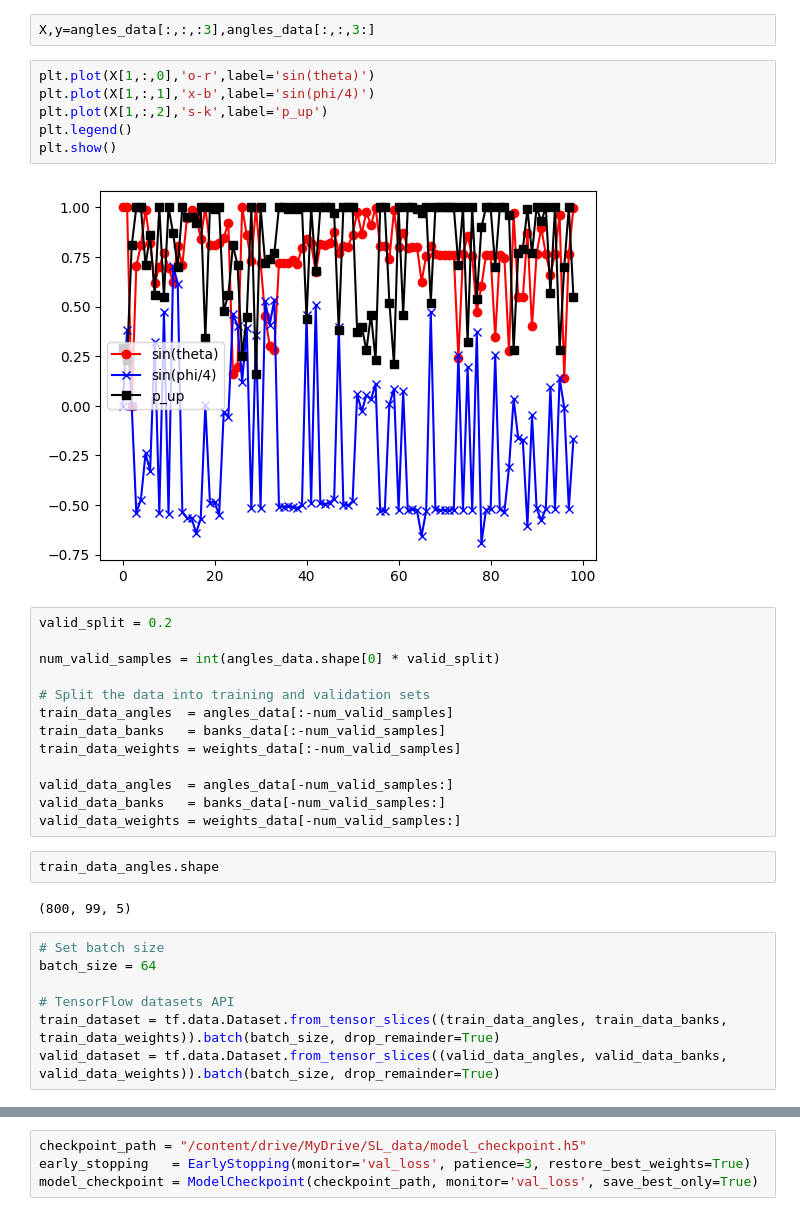
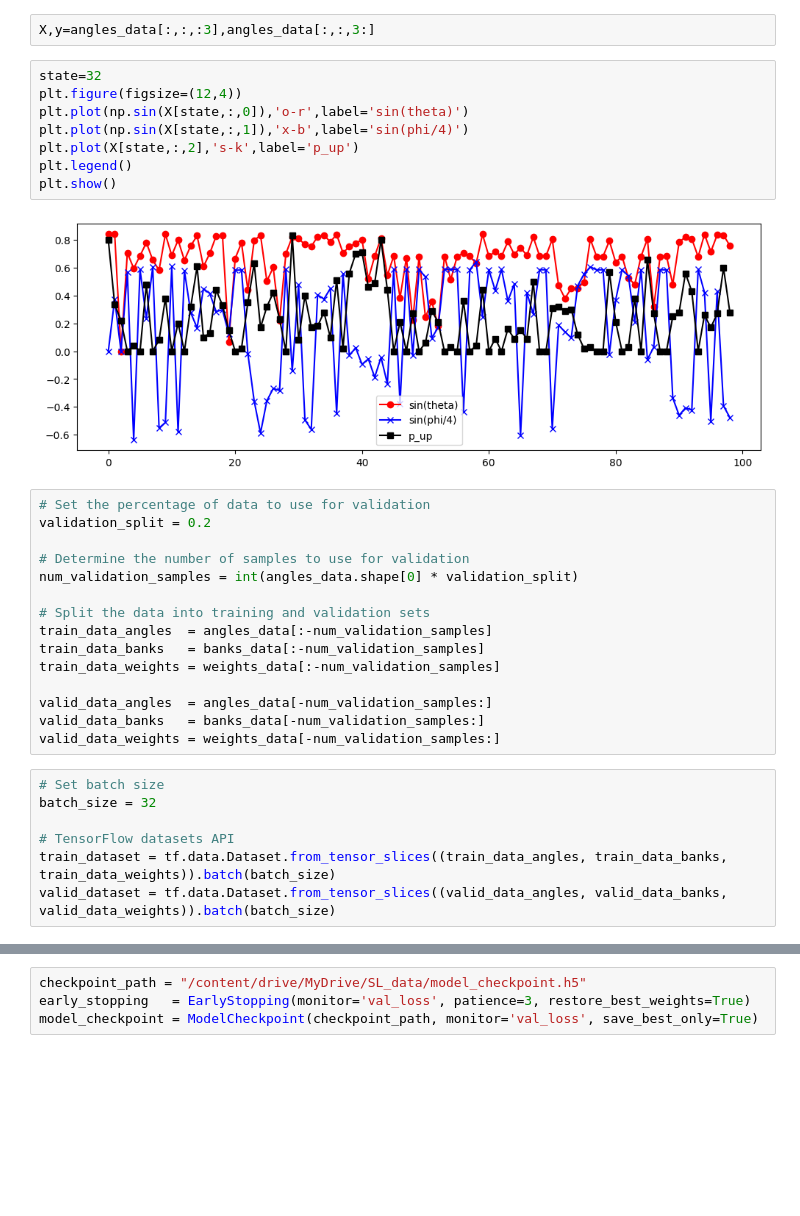
Before and after one commit to javahedi/QuantumStateTomography-ML, a Jupyter notebook: main_last.ipynb, the cells around one changed output, grey strips where cells are left out. Cells and saved outputs as stored; diff of their text form; blank space fills up the shorter version.

```diff
--- a/main_last.ipynb
+++ b/main_last.ipynb
@@ -65,37 +67,37 @@ print(weights_data.shape)
 # %%
 X,y=angles_data[:,:,:3],angles_data[:,:,3:]
 # %%
-plt.plot(X[1,:,0],'o-r',label='sin(theta)')
-plt.plot(X[1,:,1],'x-b',label='sin(phi/4)')
-plt.plot(X[1,:,2],'s-k',label='p_up')
+state=32
+plt.figure(figsize=(12,4))
+plt.plot(np.sin(X[state,:,0]),'o-r',label='sin(theta)')
+plt.plot(np.sin(X[state,:,1]),'x-b',label='sin(phi/4)')
+plt.plot(X[state,:,2],'s-k',label='p_up')
 plt.legend()
 plt.show()
 # %% [output]
-[figure, old version]
+[figure, new version]
 # %%
-valid_split = 0.2
+# Set the percentage of data to use for validation
+validation_split = 0.2
 
-num_valid_samples = int(angles_data.shape[0] * valid_split)
+# Determine the number of samples to use for validation
+num_validation_samples = int(angles_data.shape[0] * validation_split)
 
 # Split the data into training and validation sets
-train_data_angles  = angles_data[:-num_valid_samples]
-train_data_banks   = banks_data[:-num_valid_samples]
-train_data_weights = weights_data[:-num_valid_samples]
+train_data_angles  = angles_data[:-num_validation_samples]
+train_data_banks   = banks_data[:-num_validation_samples]
+train_data_weights = weights_data[:-num_validation_samples]
 
-valid_data_angles  = angles_data[-num_valid_samples:]
-valid_data_banks   = banks_data[-num_valid_samples:]
-valid_data_weights = weights_data[-num_valid_samples:]
+valid_data_angles  = angles_data[-num_validation_samples:]
+valid_data_banks   = banks_data[-num_validation_samples:]
+valid_data_weights = weights_data[-num_validation_samples:]
-# %%
-train_data_angles.shape
-# %% [output]
-(800, 99, 5)
 # %%
 # Set batch size
-batch_size = 64
+batch_size = 32
 
 # TensorFlow datasets API
-train_dataset = tf.data.Dataset.from_tensor_slices((train_data_angles, train_data_banks, train_data_weights)).batch(batch_size, drop_remainder=True)
-valid_dataset = tf.data.Dataset.from_tensor_slices((valid_data_angles, valid_data_banks, valid_data_weights)).batch(batch_size, drop_remainder=True)
+train_dataset = tf.data.Dataset.from_tensor_slices((train_data_angles, train_data_banks, train_data_weights)).batch(batch_size)
+valid_dataset = tf.data.Dataset.from_tensor_slices((valid_data_angles, valid_data_banks, valid_data_weights)).batch(batch_size)
 # %%
 #Get the size of the dataset
 dataset_size = tf.data.experimental.cardinality(train_dataset).numpy()
```
Also changed, not shown: parts of 27 cells of this notebook.
